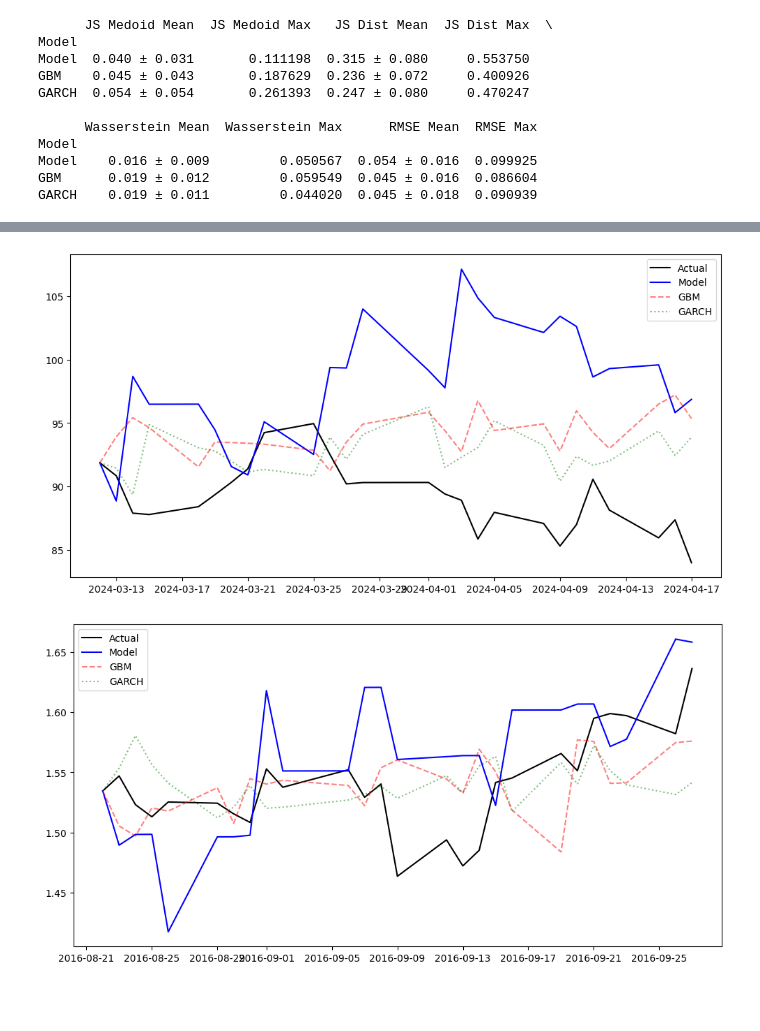
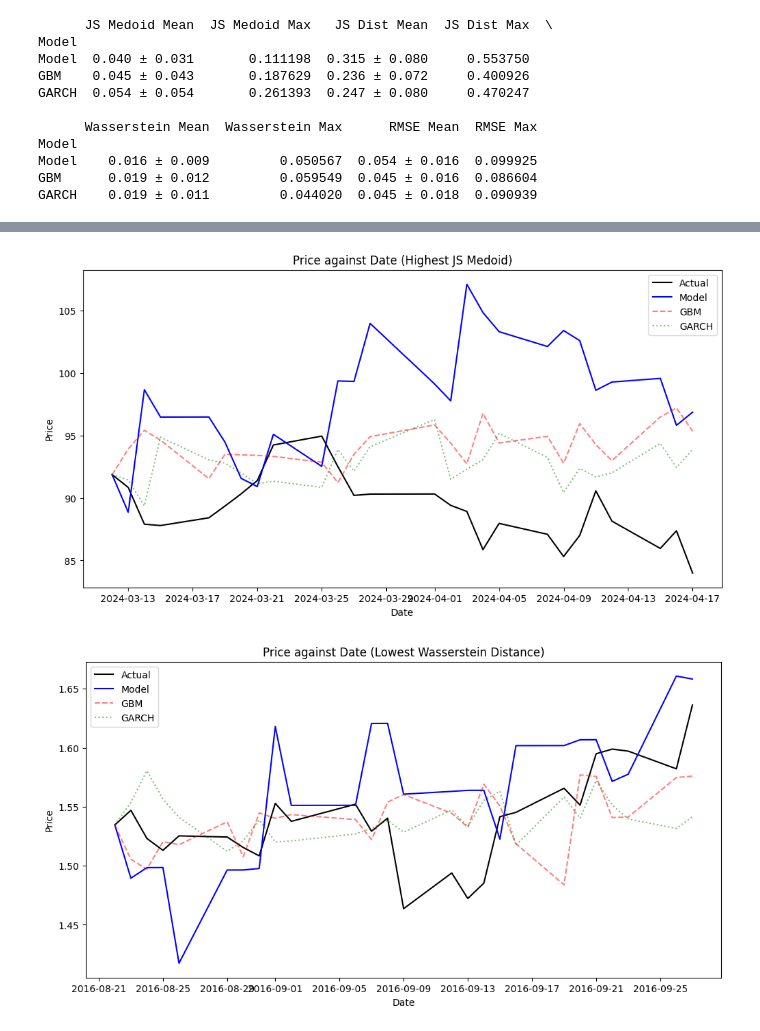
Before and after one commit to SJEGoh/Price-Prediction-Model, a Jupyter notebook: src/report.ipynb, the cells around one changed output, grey strips where cells are left out. Cells and saved outputs as stored; diff of their text form; code cells hidden in the pictures; blank space fills up the shorter version.

```diff
--- a/src/report.ipynb
+++ b/src/report.ipynb
@@ -342,20 +364,26 @@ plt.show()
 # %%
 plt.figure(figsize = (12, 6))
 plt.plot(worst_price.index, worst_price.values, color = "black", label = "Actual")
 plt.plot(worst_price.index, worst_paths[0], color = "blue", label = "Model")
 plt.plot(worst_price.index, worst_paths[1], color = "red", linestyle = "--", label = "GBM", alpha = 0.5)
 plt.plot(worst_price.index, worst_paths[2], color = "green", linestyle = ":", label = "GARCH", alpha = 0.5)
+plt.title("Price against Date (Highest JS Medoid)")
+plt.xlabel("Date")
+plt.ylabel("Price")
 plt.legend()
 plt.show()
 # %% [output]
-[figure, old version]
+[figure, new version]
 # %%
 plt.figure(figsize = (12, 6))
 plt.plot(best_wass_price.index, best_wass_price.values, color = "black", label = "Actual")
 plt.plot(best_wass_price.index, best_wass_paths[0], color = "blue", label = "Model")
 plt.plot(best_wass_price.index, best_wass_paths[1], color = "red", linestyle = "--", label = "GBM", alpha = 0.5)
 plt.plot(best_wass_price.index, best_wass_paths[2], color = "green", linestyle = ":", label = "GARCH", alpha = 0.5)
+plt.title("Price against Date (Lowest Wasserstein Distance)")
+plt.xlabel("Date")
+plt.ylabel("Price")
 plt.legend()
 plt.show()
 # %% [output]
-[figure, old version]
+[figure, new version]
```
Also changed, not shown: parts of 11 cells of this notebook, 5 other files.
